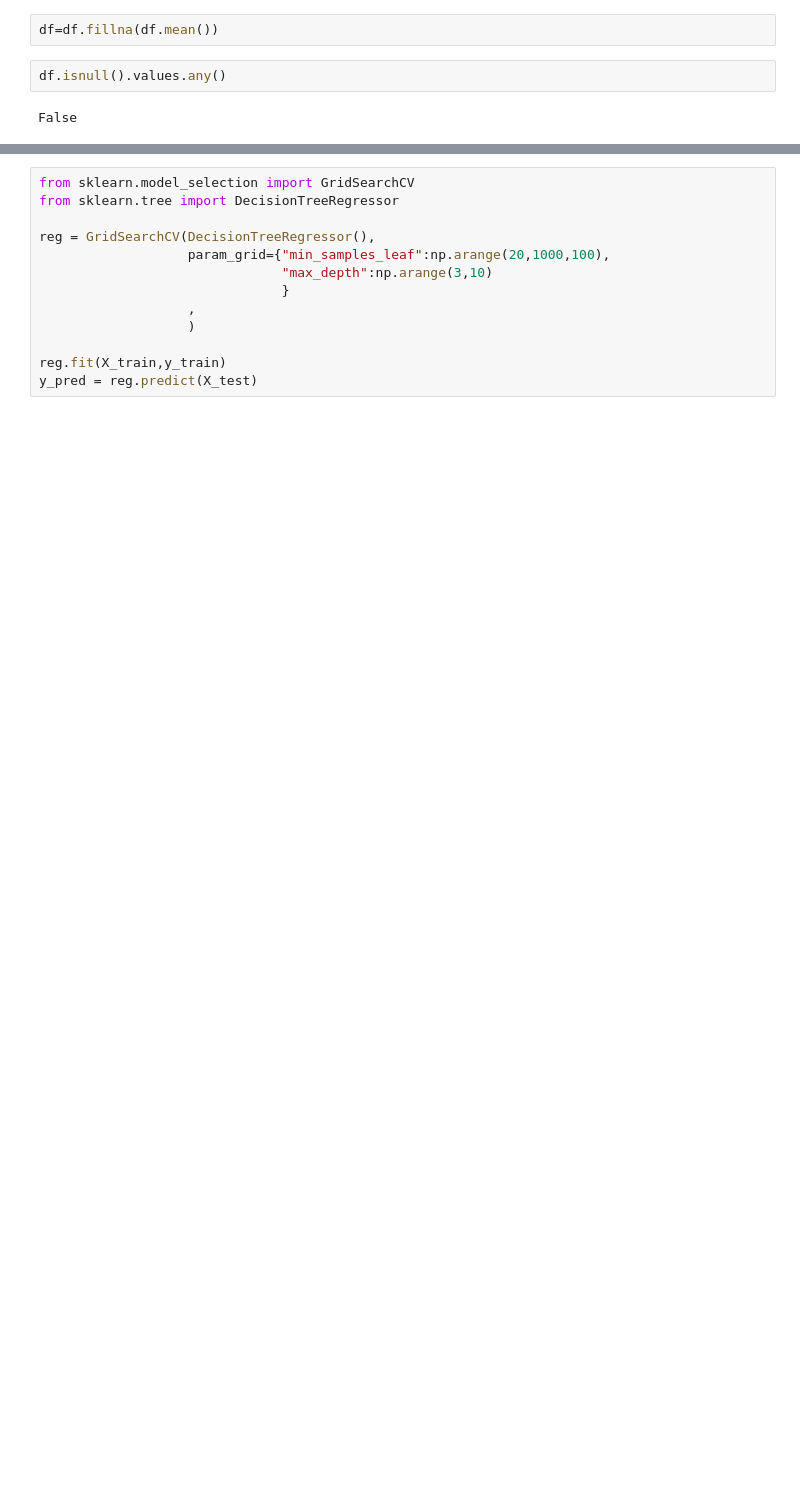
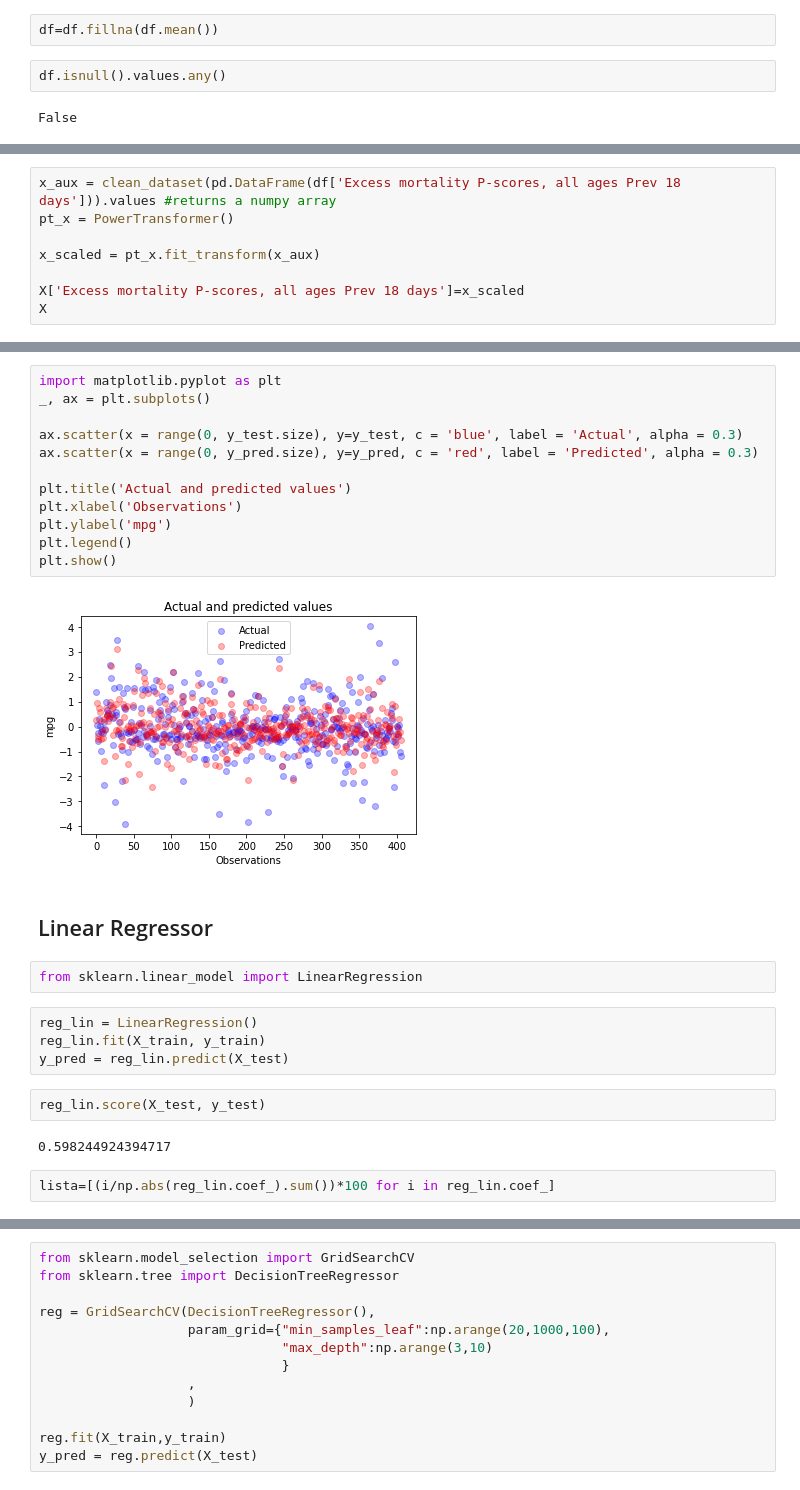
Before and after one commit to lucasbotellaroca/Covid-19_Reproduction_Rate_Estimator, a Jupyter notebook: modelling.ipynb, the cells around one changed output, grey strips where cells are left out. Saved outputs shown, nothing was run; the diff lists cells and outputs as text; blank space fills up the shorter version.

```diff
--- a/modelling.ipynb
+++ b/modelling.ipynb
@@ -79,0 +144,8 @@ def clean_dataset(df):
+# %%
+x_aux = clean_dataset(pd.DataFrame(df['Excess mortality P-scores, all ages Prev 18 days'])).values #returns a numpy array
+pt_x = PowerTransformer()
+
+x_scaled = pt_x.fit_transform(x_aux)
+
+X['Excess mortality P-scores, all ages Prev 18 days']=x_scaled
+X
@@ -80,3 +297,31 @@ def clean_dataset(df):
+# %%
+import matplotlib.pyplot as plt
+_, ax = plt.subplots()
+
+ax.scatter(x = range(0, y_test.size), y=y_test, c = 'blue', label = 'Actual', alpha = 0.3)
+ax.scatter(x = range(0, y_pred.size), y=y_pred, c = 'red', label = 'Predicted', alpha = 0.3)
+
+plt.title('Actual and predicted values')
+plt.xlabel('Observations')
+plt.ylabel('mpg')
+plt.legend()
+plt.show()
+# %% [output]
+[figure, added]
+# %% [markdown]
+## Linear Regressor
+# %%
+from sklearn.linear_model import LinearRegression
+# %%
+reg_lin = LinearRegression()
+reg_lin.fit(X_train, y_train)
+y_pred = reg_lin.predict(X_test)
+# %%
+reg_lin.score(X_test, y_test)
+# %% [output]
+0.598244924394717
+# %%
+lista=[(i/np.abs(reg_lin.coef_).sum())*100 for i in reg_lin.coef_]
 # %%
 df.columns[2:-1]
 # %% [output]
```
Also changed, not shown: parts of 83 cells of this notebook.
